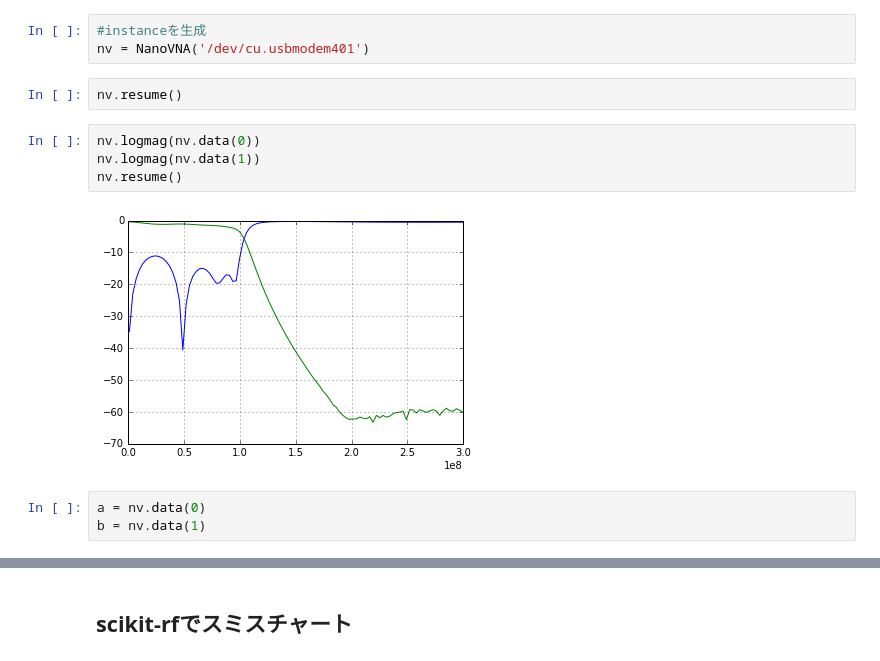
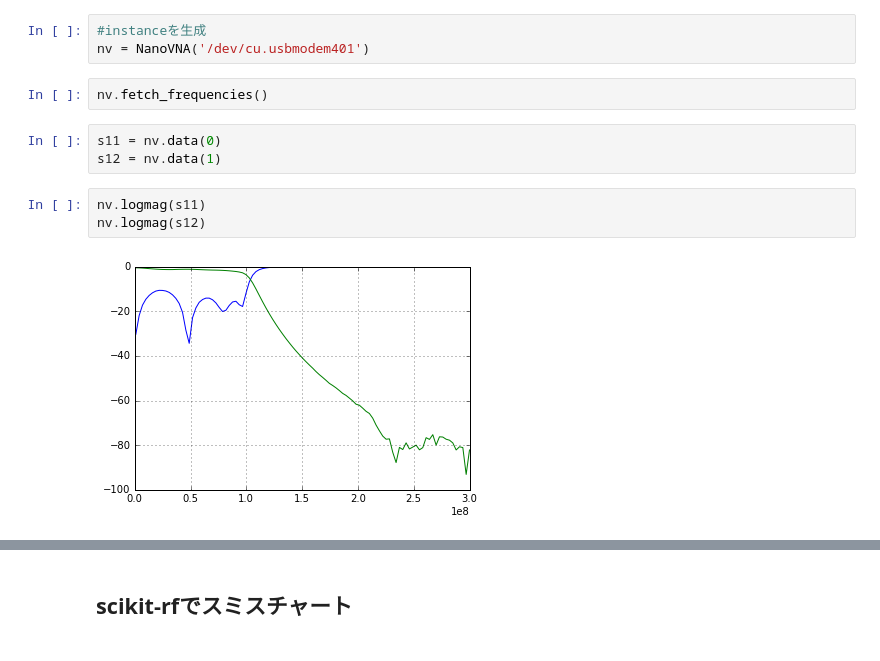
Before and after one commit to ttrftech/NanoVNA, a Jupyter notebook: python/NanoVNA-example.ipynb, the cells around one changed output, grey strips where cells are left out. Drawn from its saved outputs; the diff is of its cells as text.

```diff
--- a/python/NanoVNA-example.ipynb
+++ b/python/NanoVNA-example.ipynb
@@ -8,14 +8,13 @@ from nanovna import NanoVNA
 #instanceを生成
 nv = NanoVNA('/dev/cu.usbmodem401')
 # %%
-nv.resume()
+nv.fetch_frequencies()
 # %%
-nv.logmag(nv.data(0))
-nv.logmag(nv.data(1))
-nv.resume()
+s11 = nv.data(0)
+s12 = nv.data(1)
-# %% [output]
-[figure, removed]
-# %%
-a = nv.data(0)
-b = nv.data(1)
+# %%
+nv.logmag(s11)
+nv.logmag(s12)
+# %% [output]
+[figure, added]
 # %%
```
Also changed, not shown: parts of 6 cells of this notebook, 5 other files.
